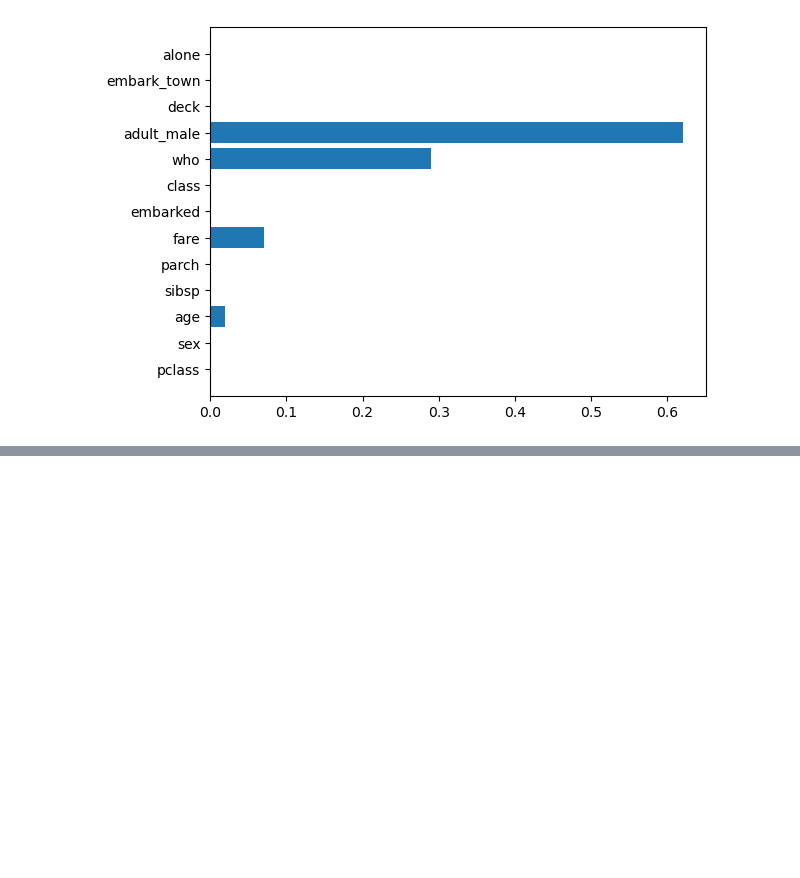
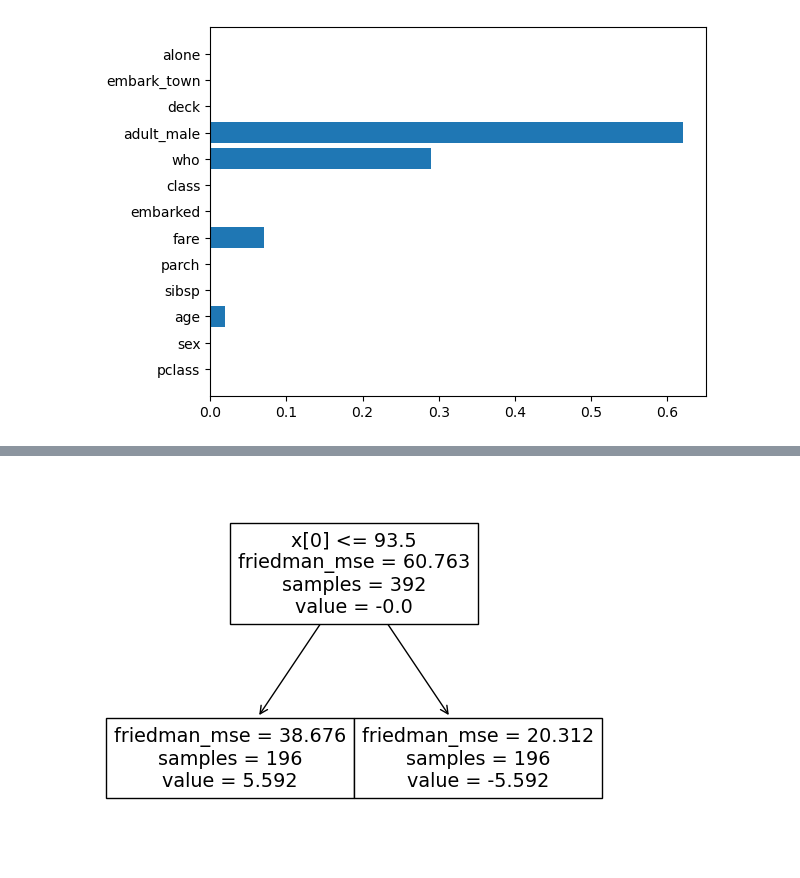
Before and after one commit to yunozon/datascience-py, a Jupyter notebook: study/Boosting.ipynb, the cells around one changed output, grey strips where cells are left out. Drawn from its saved outputs; the diff is of its cells as text; code cells hidden in the pictures; blank space fills up the shorter version.

```diff
--- a/study/Boosting.ipynb
+++ b/study/Boosting.ipynb
@@ -55,0 +168,3 @@ plt.barh(X.columns, ada.feature_importances_)
+# %%
+from sklearn.ensemble import GradientBoostingRegressor
+gbr = GradientBoostingRegressor(learning_rate=0.03, max_depth=1, random_state=0).fit(X, y)
@@ -55,0 +210,7 @@ plt.barh(X.columns, ada.feature_importances_)
+# %%
+# 1個目のモデルを描画する
+from sklearn.tree import plot_tree
+model = gbr.estimators_[0][0]
+_ = plot_tree(model)
+# %% [output]
+[figure, added]
```
Also changed, not shown: parts of 34 cells of this notebook, 3 other files.
